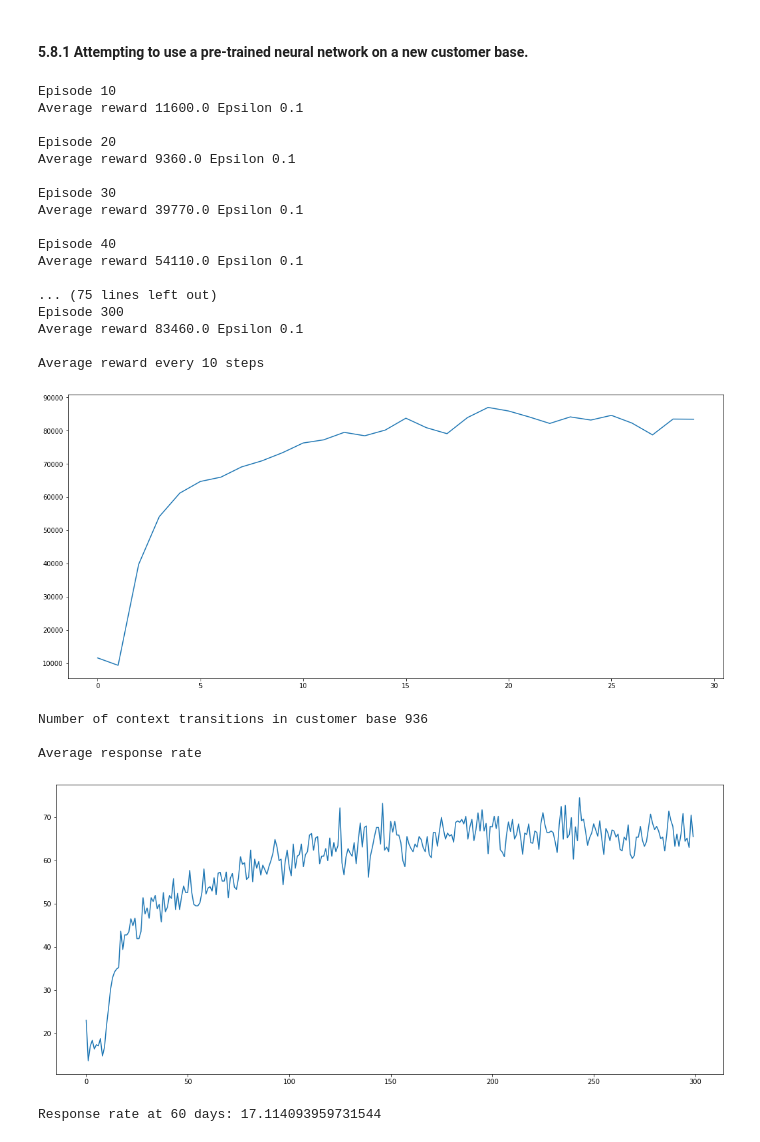
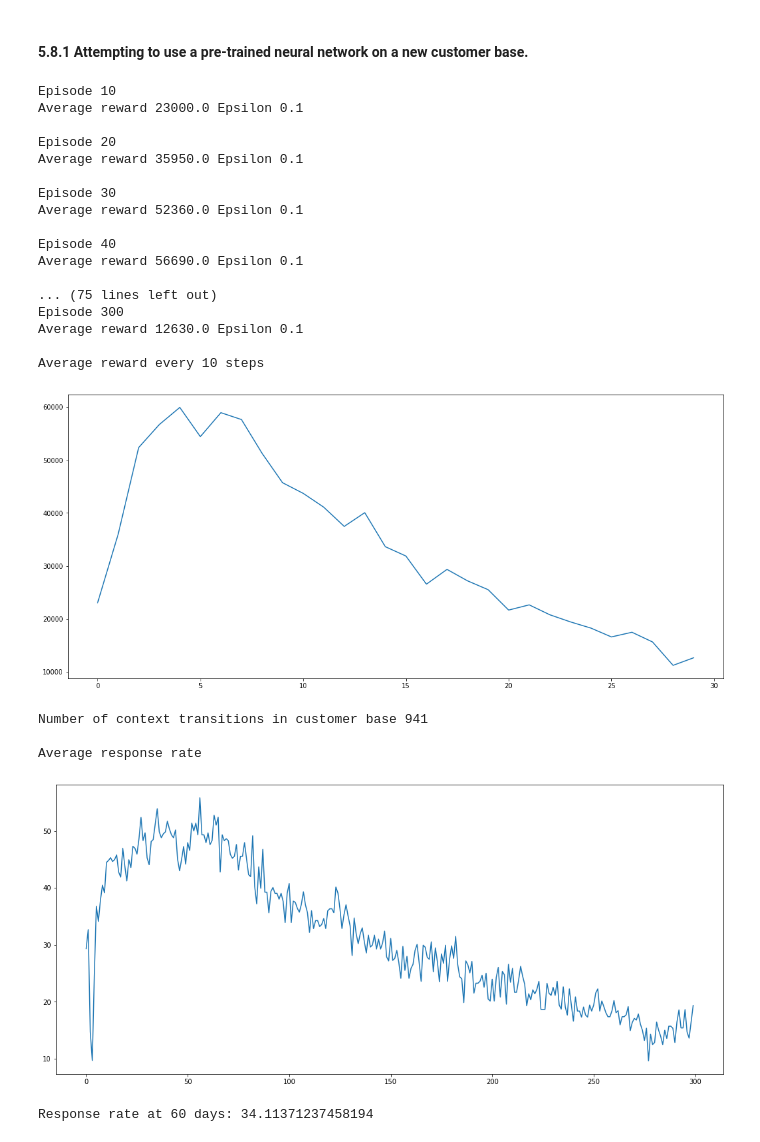
Before and after one commit to abrigrobler/MEng, a Jupyter notebook: CustomerCommunication.ipynb, the cells around one changed output. Cells and saved outputs as stored; diff of their text form; code cells hidden in the pictures.

```diff
--- a/CustomerCommunication.ipynb
+++ b/CustomerCommunication.ipynb
@@ -1304,12 +1317,13 @@ class QLA_EPSILON_TRACKING(QLearningAgentForFullCustomerBaseWithOpting):
 
         (state, action, state_, reward, customer_opted_out) = memory
 
+        if reward < 0 and self.epsilon_array[state] < 0.3:
+            if customer_opted_out == 0:
+                customer_eps = self.epsilon_array[state]
+                self.epsilon_array[state] = np.minimum(customer_eps + 0.1, 0.3) #arbitrary bump, should test, also should not go above 1.0
+
         if self.opt_out[state] != customer_opted_out:
             #Bump up epsilon for customer when the customer opts back in
-            if customer_opted_out == 0:
-                customer_eps = self.epsilon_array[state]
-                self.epsilon_array[state] = np.minimum(customer_eps + 0.1, 0.01) #arbitrary bump, should test, also should not go above 1.0
-
             self.opt_out[state] = customer_opted_out
 
         if customer_opted_out == 1:
@@ -1648,12 +1662,14 @@ class RUQLA_EPSILON_TRACKING(QLearningAgentForFullCustomerBaseWithOpting):
 
         (state, action, state_, reward, customer_opted_out) = memory
 
+        if reward < 0 and self.epsilon_array[state] < 0.3:
+            if customer_opted_out == 0:
+                customer_eps = self.epsilon_array[state]
+                self.epsilon_array[state] = np.minimum(customer_eps + 0.01, 0.3) #arbitrary bump, should test, also should not go above 1.0
+
+
         if self.opt_out[state] != customer_opted_out:
             #Bump up epsilon for customer when the customer opts back in
-            if customer_opted_out == 0:
-                customer_eps = self.epsilon_array[state]
-                self.epsilon_array[state] = np.minimum(customer_eps + 0.4, 0.4) #arbitrary bump, should test, also should not go above 1.0
-
             self.opt_out[state] = customer_opted_out
 
         if customer_opted_out == 1:
@@ -2105,7 +2135,7 @@ class CustomerBaseFinalForm(CustomerBaseEnvironmentWithInactive):
 
         return state, reward, done, self.opt_out[state - 1]
 
-    def clip_rp_function(self, y, max_probability=0.8, epsilon=0.05):
+    def clip_rp_function(self, y, max_probability=0.4, epsilon=0.05):
         # Clip function
         for i in range(len(y)):
             if y[i] < epsilon:
@@ -2562,7 +2593,7 @@ class DQNAgent():
 # %%
 NUM_CUSTOMERS = 500
 customers = [histogram_to_probability(cust) for cust in gmm.sample(NUM_CUSTOMERS)[0]]
-env = CustomerBaseFinalForm(customers, 500, -100, ctp=0.01)
+env = CustomerBaseFinalForm(customers, 500, -100, ctp=0.005)
 agent = DQNAgent(env,gamma=0.5, n_nodes=128, epsilon_decay=0.993, learning_rate=0.001)
 
 TARGET_UPDATE_FREQ = NUM_CUSTOMERS
@@ -2655,7 +2686,7 @@ Response rate at 60 days: 15.430861723446894
 # %%
 NUM_CUSTOMERS = 300
 customers = [histogram_to_probability(cust) for cust in gmm.sample(NUM_CUSTOMERS)[0]]
-env = CustomerBaseFinalForm(customers, 500, -100, ctp=0.01)
+env = CustomerBaseFinalForm(customers, 500, -100, ctp=0.001)
 
 TARGET_UPDATE_FREQ = NUM_CUSTOMERS
 
@@ -2709,39 +2740,39 @@ for i in range(300):
         avg_score.append(np.mean(scores[-10:]))
         print()
         print('Episode', i + 10)
         print('Average reward', np.mean(scores[-10:]), 'Epsilon',agent.epsilon)
 
 print("\nAverage reward every 10 steps")
 plt.plot(avg_score)
 plt.show()
 
 print("\nNumber of context transitions in customer base", env.num_transitions)
 print("\nAverage response rate")
 plt.plot(response_rate)
 plt.show()
 
 print("Response rate at 60 days:", response_rate[6])
 # %% [output]
 Episode 10
-Average reward 11600.0 Epsilon 0.1
+Average reward 23000.0 Epsilon 0.1
 
 Episode 20
-Average reward 9360.0 Epsilon 0.1
+Average reward 35950.0 Epsilon 0.1
 
 Episode 30
-Average reward 39770.0 Epsilon 0.1
+Average reward 52360.0 Epsilon 0.1
 
 Episode 40
-Average reward 54110.0 Epsilon 0.1
+Average reward 56690.0 Epsilon 0.1
 
 ... (75 lines left out)
 Episode 300
-Average reward 83460.0 Epsilon 0.1
+Average reward 12630.0 Epsilon 0.1
 
 Average reward every 10 steps
-[figure, old version]
+[figure, new version]
-Number of context transitions in customer base 936
+Number of context transitions in customer base 941
 
 Average response rate
-[figure, old version]
+[figure, new version]
-Response rate at 60 days: 17.114093959731544
+Response rate at 60 days: 34.11371237458194
```
Also changed, not shown: parts of 24 cells of this notebook, 30 other files.
